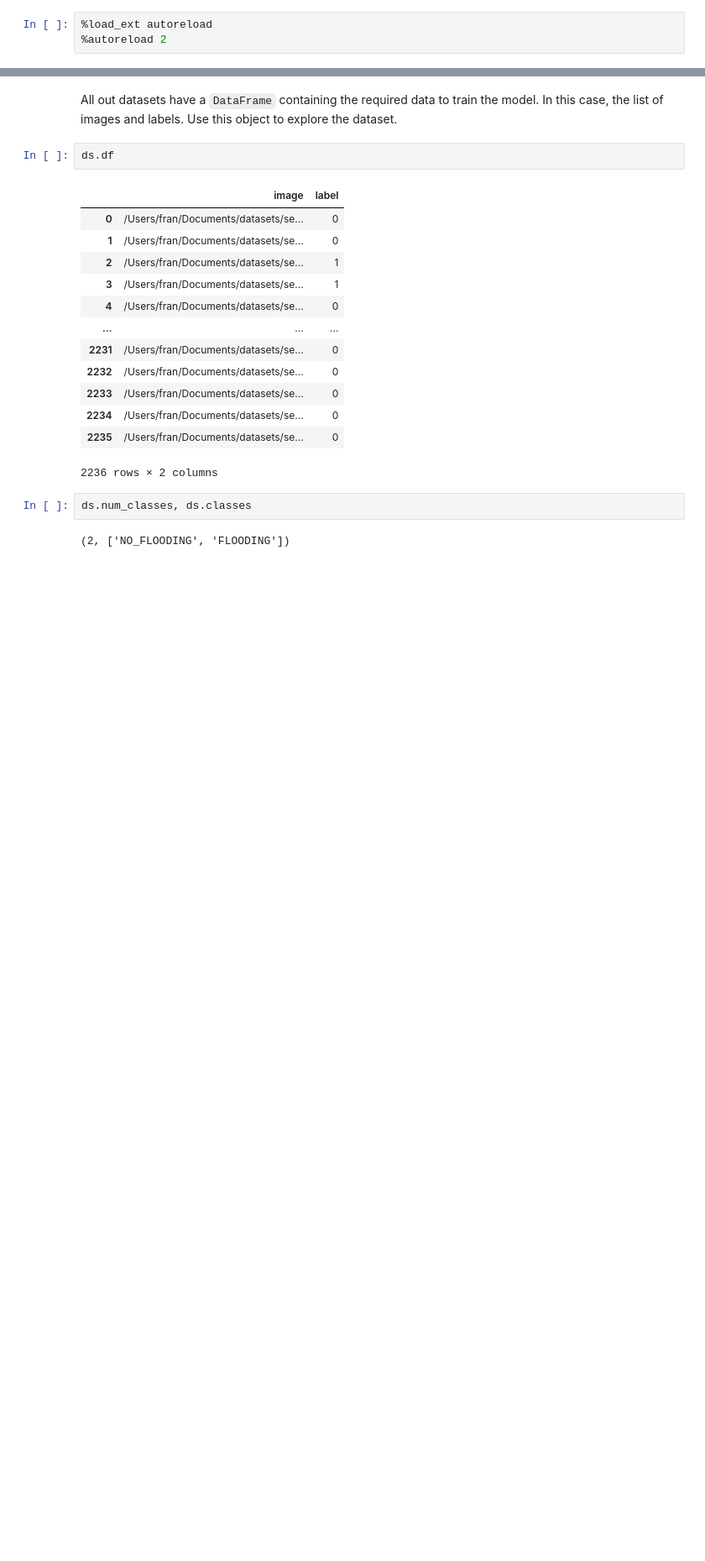
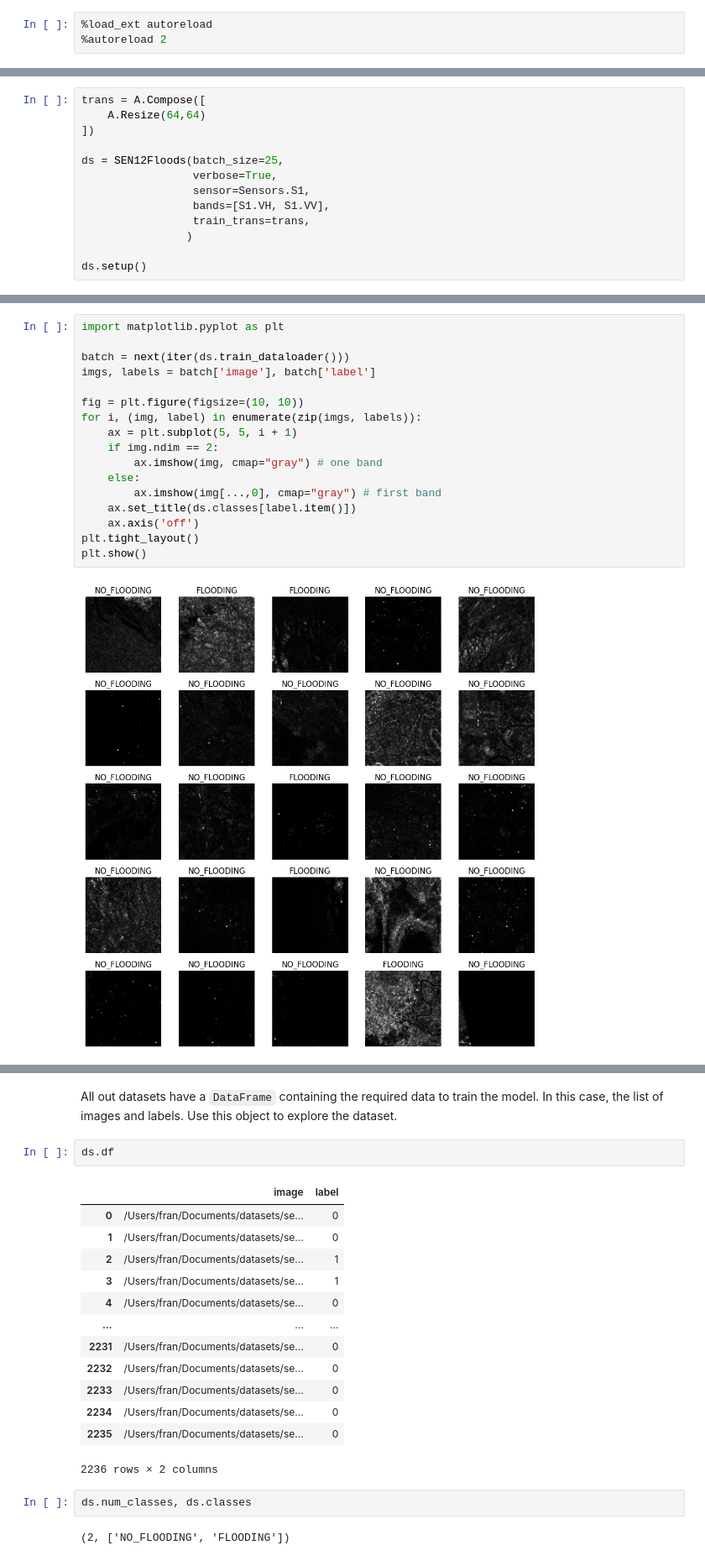
Before and after one commit to earthpulse/pytorchEO, a Jupyter notebook: examples/sen12floods.ipynb, the cells around one changed output, grey strips where cells are left out. Shown at 84% size. Drawn from its saved outputs; the diff is of its cells as text; blank space fills up the shorter version.

Commit message:
Add Sentinel-1 model in SEN12-FLOODS

```diff
--- a/examples/sen12floods.ipynb
+++ b/examples/sen12floods.ipynb
@@ -8,0 +37,13 @@ from pytorch_eo.datasets.sensors import Sensors, S1, S2
+# %%
+trans = A.Compose([
+    A.Resize(64,64)
+])
+
+ds = SEN12Floods(batch_size=25,
+                 verbose=True,
+                 sensor=Sensors.S1,
+                 bands=[S1.VH, S1.VV],
+                 train_trans=trans,
+                )
+
+ds.setup()
@@ -8,0 +75,19 @@ from pytorch_eo.datasets.sensors import Sensors, S1, S2
+# %%
+import matplotlib.pyplot as plt
+
+batch = next(iter(ds.train_dataloader()))
+imgs, labels = batch['image'], batch['label']
+
+fig = plt.figure(figsize=(10, 10))
+for i, (img, label) in enumerate(zip(imgs, labels)):
+    ax = plt.subplot(5, 5, i + 1)
+    if img.ndim == 2:
+        ax.imshow(img, cmap="gray") # one band
+    else:
+        ax.imshow(img[...,0], cmap="gray") # first band
+    ax.set_title(ds.classes[label.item()])
+    ax.axis('off')
+plt.tight_layout()
+plt.show()
+# %% [output]
+[figure, added]
```
Also changed, not shown: parts of 12 cells of this notebook, 5 other files.
